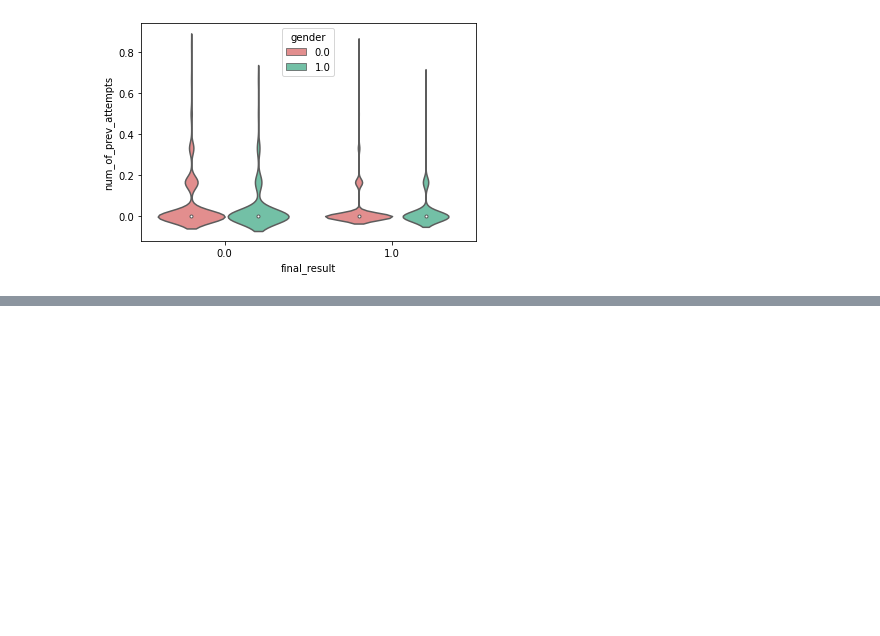
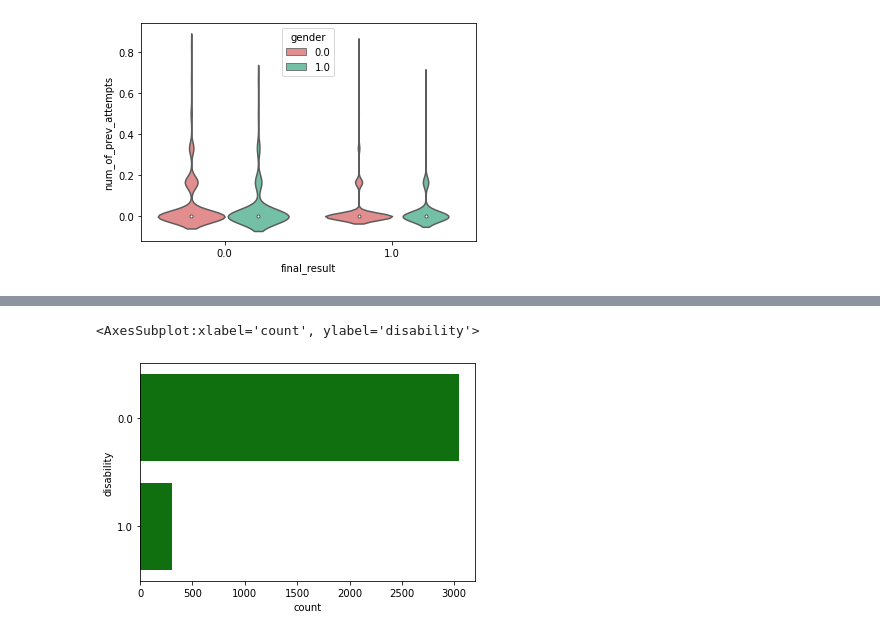
Before and after one commit to melinaverger/MADD, a Jupyter notebook: dataviz.ipynb, the cells around one changed output, grey strips where cells are left out. Cells and saved outputs as stored; diff of their text form; code cells hidden in the pictures; blank space fills up the shorter version.

```diff
--- a/dataviz.ipynb
+++ b/dataviz.ipynb
@@ -160,0 +161,7 @@ X_train
+# %%
+sns.countplot(y="disability",
+              data=df_viz,
+              palette=["green"])
+# %% [output]
+<AxesSubplot:xlabel='count', ylabel='disability'>
+[figure, added]
```
Also changed, not shown: parts of 8 cells of this notebook, 1 other file.
